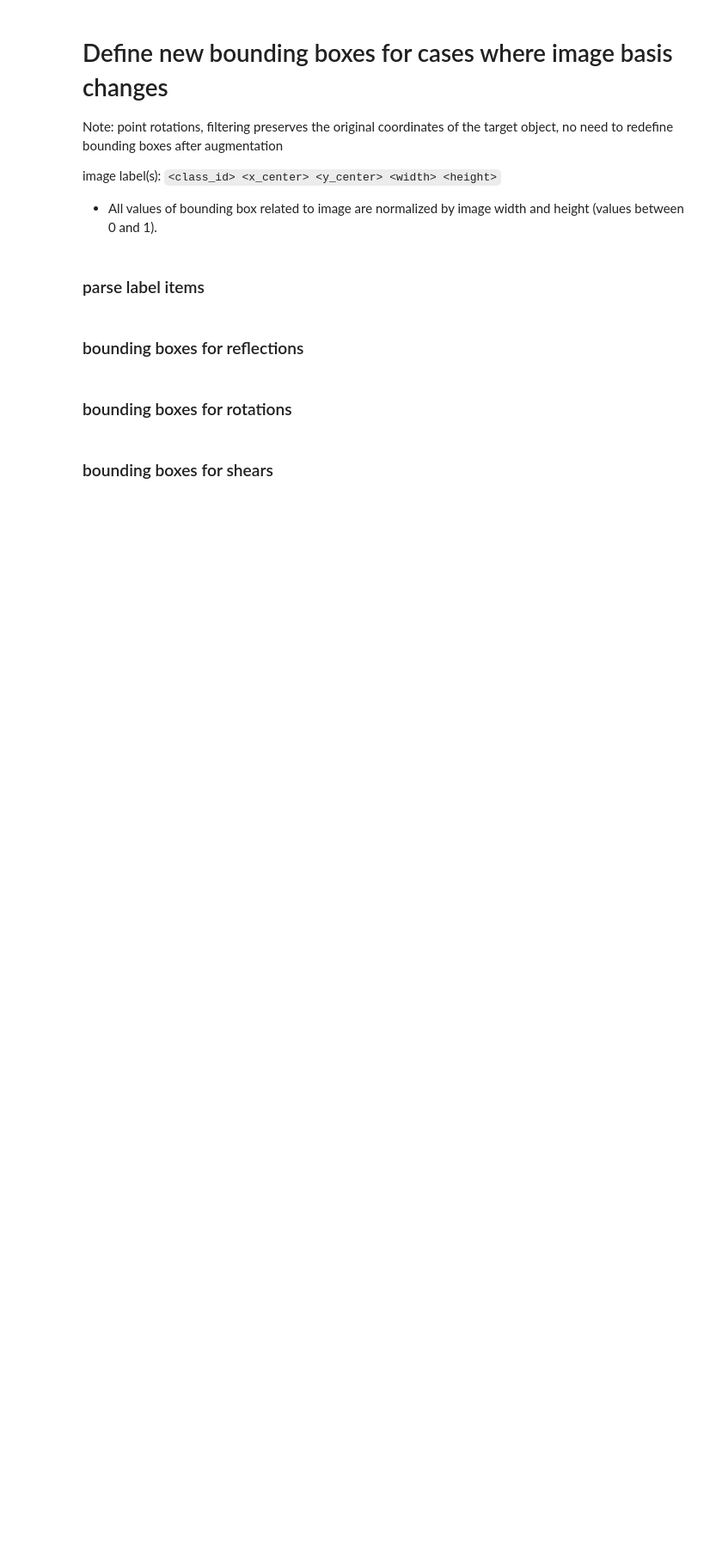
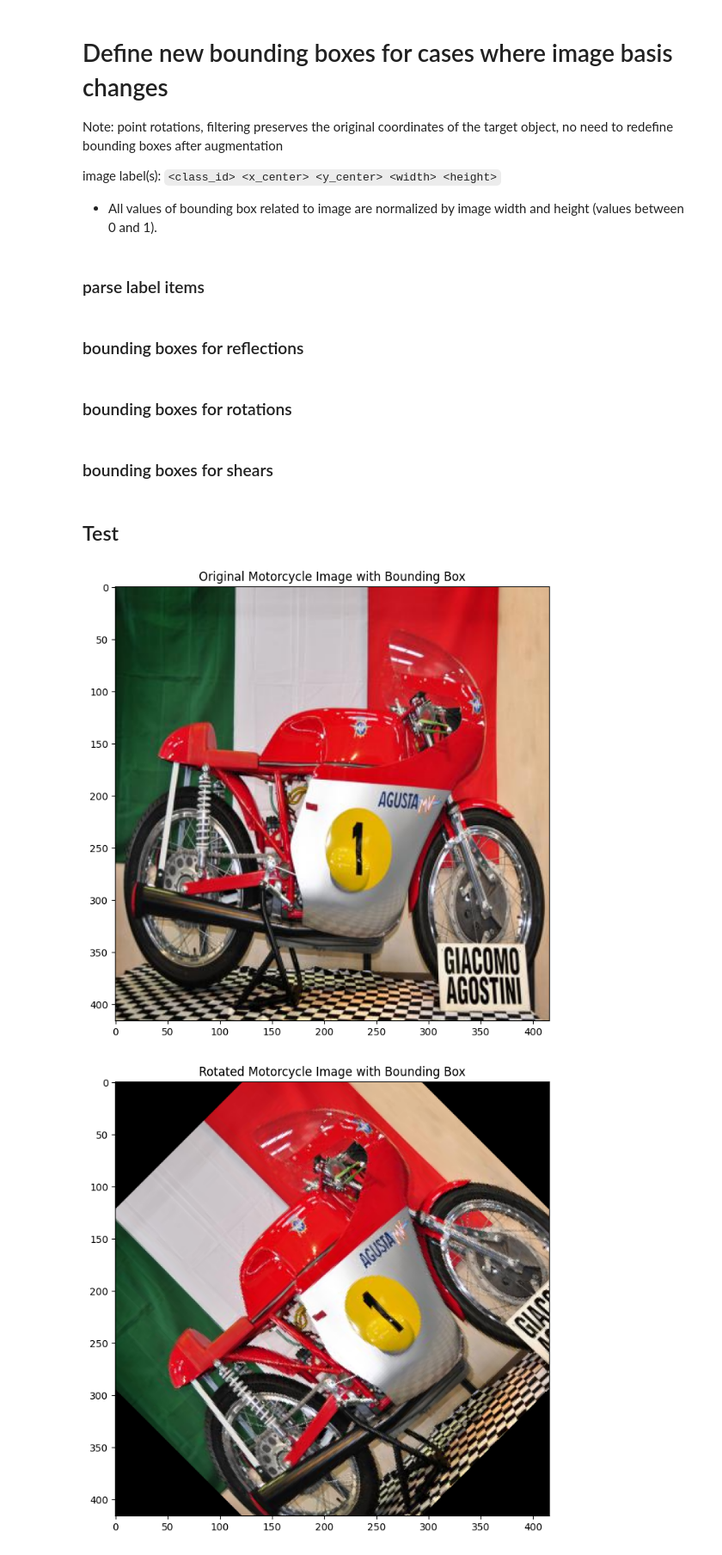
Before and after one commit to valerieliang/data-augmentation, a Jupyter notebook: bounding_boxes.ipynb, the cells around one changed output. Shown at 86% size. Drawn from its saved outputs; the diff is of its cells as text; code cells hidden in the pictures; blank space fills up the shorter version.

```diff
--- a/bounding_boxes.ipynb
+++ b/bounding_boxes.ipynb
@@ -184,0 +228,11 @@ def shear_bbox(label_string, image_shape, shear_factor_x=0.0, shear_factor_y=0.0
+# %% [markdown]
+## Test
+# %%
+# Load the image using OpenCV (note: this loads in BGR format)
+img = cv2.imread('motorcycle.jpg')
+# Convert BGR to RGB for display
+img_rgb = cv2.cvtColor(img, cv2.COLOR_BGR2RGB)
+# Convert to numpy array for processing
+img_array = np.array(img_rgb)
+# label
+label = "3 0.5060096153846154 0.5432692307692307 0.9699519230769231 0.8221153846153846"
@@ -184,0 +337,50 @@ def shear_bbox(label_string, image_shape, shear_factor_x=0.0, shear_factor_y=0.0
+# %%
+rotation_angle = 45  # Angle to rotate the image (in degrees)
+
+# Apply rotation to the image
+rotated_image = rotate_image(img_rgb, rotation_angle)
+
+# Apply rotation to the bounding box
+image_shape = img_rgb.shape[:2]  # Get the image shape (height, width)
+new_label = rotate_bbox(label, image_shape, rotation_angle)
+
+# Parse the new label and draw the updated bounding box
+class_id, xc, yc, w, h = parse_label_string(new_label)
+img_h, img_w = image_shape
+
+# Convert normalized coordinates back to absolute values
+x_center = xc * img_w
+y_center = yc * img_h
+width = w * img_w
+height = h * img_h
+
+# Calculate the corner points of the bounding box
+x1 = x_center - width / 2
+y1 = y_center - height / 2
+x2 = x_center + width / 2
+y2 = y_center + height / 2
+
+# Draw the original bounding box on the original image
+img_copy = img_rgb.copy()
+cv2.rectangle(img_copy, (int(x1), int(y1)), (int(x2), int(y2)), (255, 0, 0), 3)
+
+# Draw the rotated bounding box on the rotated image
+rotated_image_copy = rotated_image.copy()
+cv2.rectangle(rotated_image_copy, (int(x1), int(y1)), (int(x2), int(y2)), (255, 0, 0), 3)
+
+# Display the original image with bounding box
+plt.figure(figsize=(10, 8))
+plt.imshow(img_copy)
+plt.title('Original Motorcycle Image with Bounding Box')
+plt.axis('on')
+plt.show()
+
+# Display the rotated image with bounding box
+plt.figure(figsize=(10, 8))
+plt.imshow(rotated_image_copy)
+plt.title('Rotated Motorcycle Image with Bounding Box')
+plt.axis('on')
+plt.show()
+# %% [output]
+[figure, added]
+[figure, added]
```
Also changed, not shown: parts of 7 cells of this notebook.
